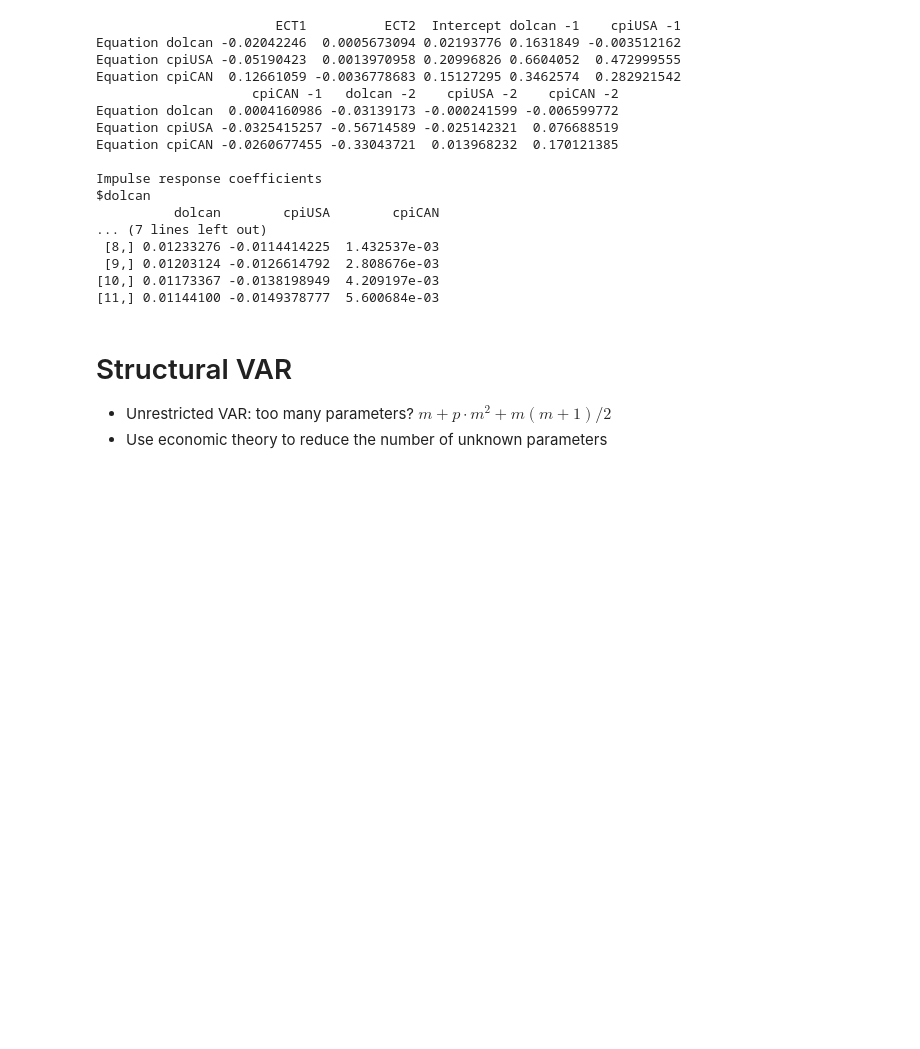
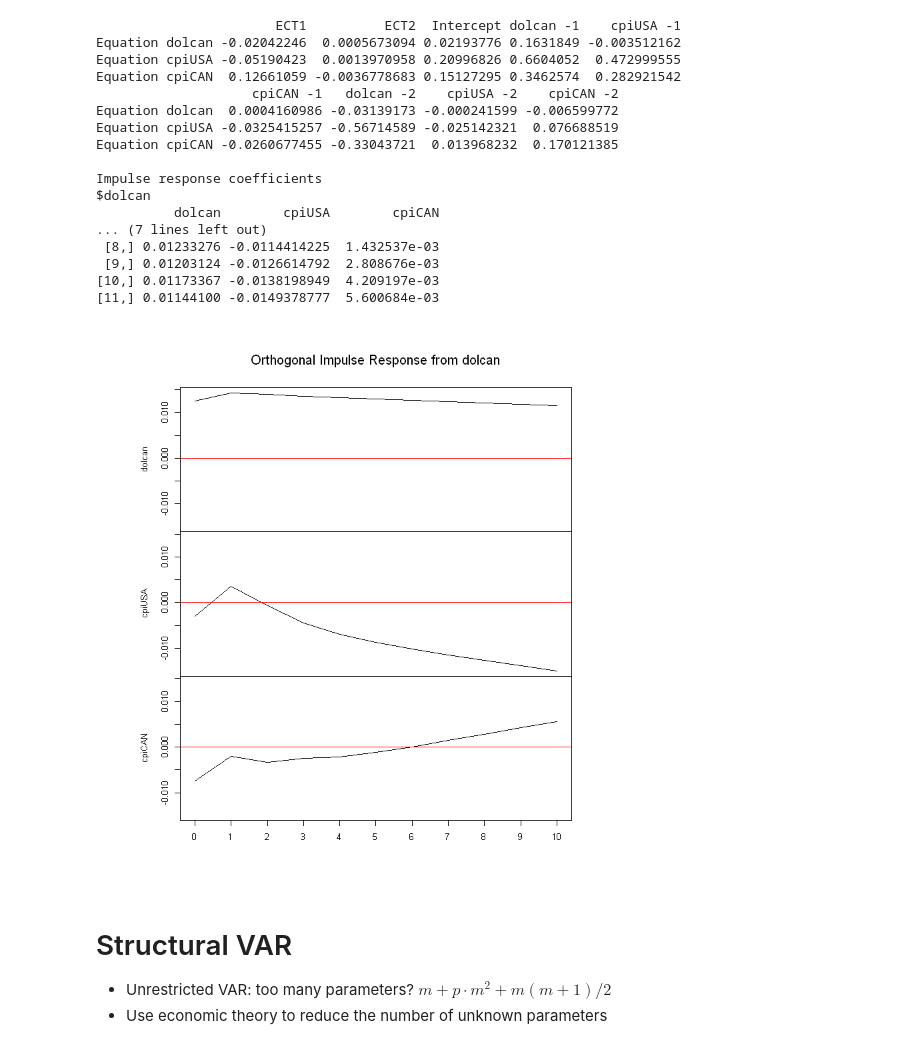
Before and after one commit to zhentaoshi/Econ5121A, a Jupyter notebook: Msc/time_series.ipynb, the cells around one changed output. Drawn from its saved outputs; the diff is of its cells as text; code cells hidden in the pictures; blank space fills up the shorter version.

```diff
--- a/Msc/time_series.ipynb
+++ b/Msc/time_series.ipynb
@@ -399,6 +403,10 @@ $dolcan
  [9,] 0.01203124 -0.0126614792  2.808676e-03
 [10,] 0.01173367 -0.0138198949  4.209197e-03
 [11,] 0.01144100 -0.0149378777  5.600684e-03
+# %%
+plot(irf_vecm)
+# %% [output]
+[figure, added]
 # %% [markdown]
 # Structural VAR
 
```
Also changed, not shown: parts of 2 cells of this notebook, 1 other file.
